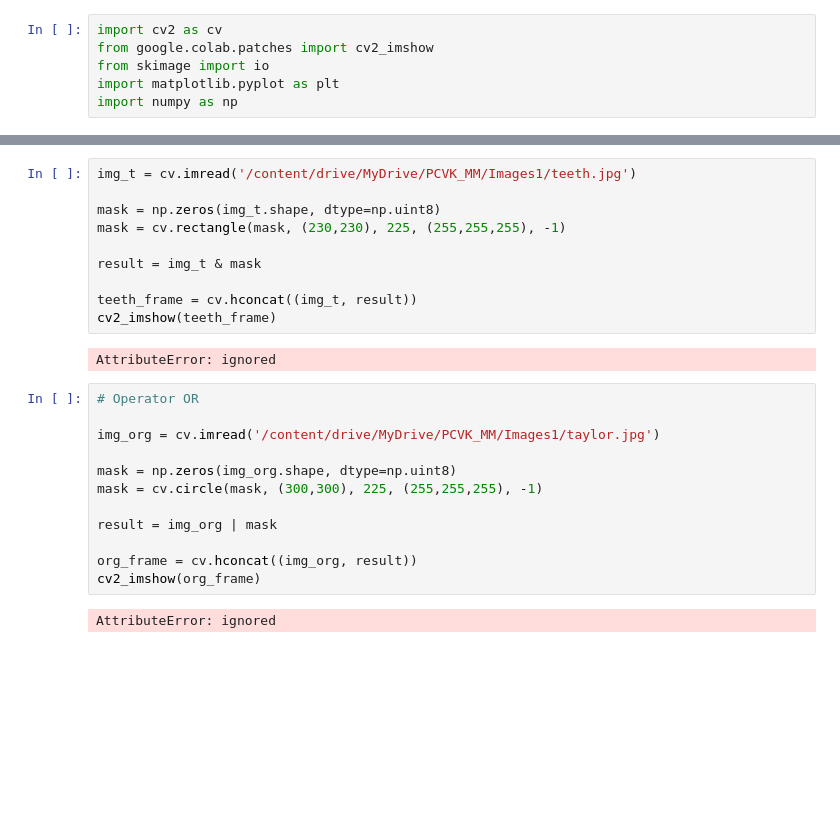
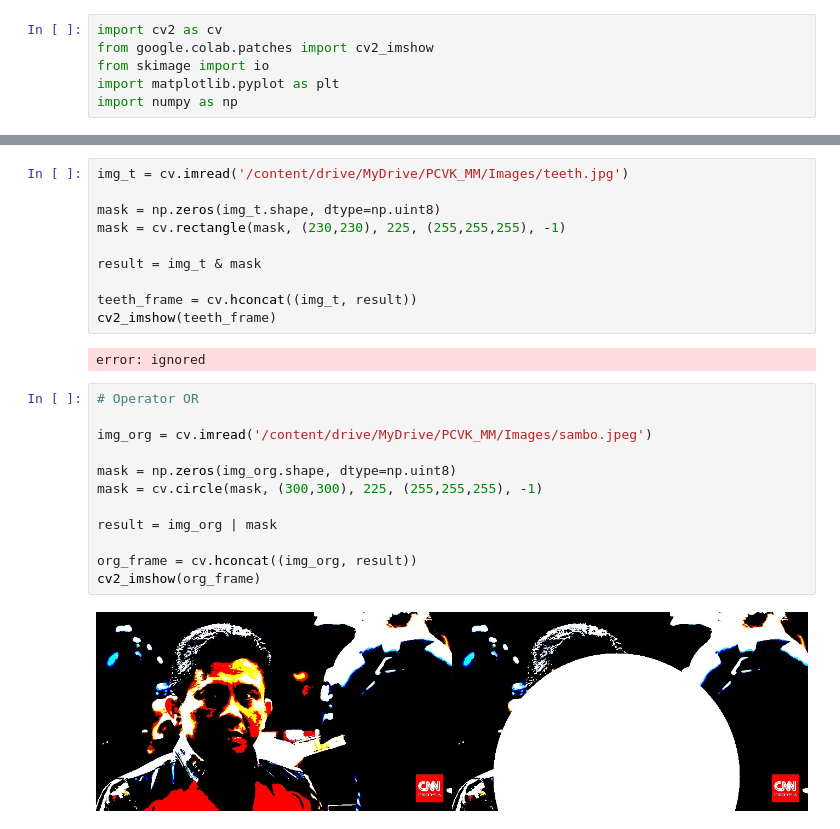
Before and after one commit to KrysnaRachmatR/PCVK_GANJIL_2023, a Jupyter notebook: Week5.ipynb, the cells around one changed output, grey strips where cells are left out. Drawn from its saved outputs; the diff is of its cells as text; blank space fills up the shorter version.

```diff
--- a/Week5.ipynb
+++ b/Week5.ipynb
@@ -211,5 +219,5 @@ IndexError: ignored
 # %%
-img_t = cv.imread('/content/drive/MyDrive/PCVK_MM/Images1/teeth.jpg')
+img_t = cv.imread('/content/drive/MyDrive/PCVK_MM/Images/teeth.jpg')
 
 mask = np.zeros(img_t.shape, dtype=np.uint8)
 mask = cv.rectangle(mask, (230,230), 225, (255,255,255), -1)
@@ -219,21 +227,21 @@ result = img_t & mask
 teeth_frame = cv.hconcat((img_t, result))
 cv2_imshow(teeth_frame)
 # %% [output]
-AttributeError: ignored
+error: ignored
 # %%
 # Operator OR
 
-img_org = cv.imread('/content/drive/MyDrive/PCVK_MM/Images1/taylor.jpg')
+img_org = cv.imread('/content/drive/MyDrive/PCVK_MM/Images/sambo.jpeg')
 
 mask = np.zeros(img_org.shape, dtype=np.uint8)
 mask = cv.circle(mask, (300,300), 225, (255,255,255), -1)
 
 result = img_org | mask
 
 org_frame = cv.hconcat((img_org, result))
 cv2_imshow(org_frame)
 # %% [output]
-AttributeError: ignored
+[figure, added]
 # %%
 # Operator AND
 
```
Also changed, not shown: parts of 10 cells of this notebook.
